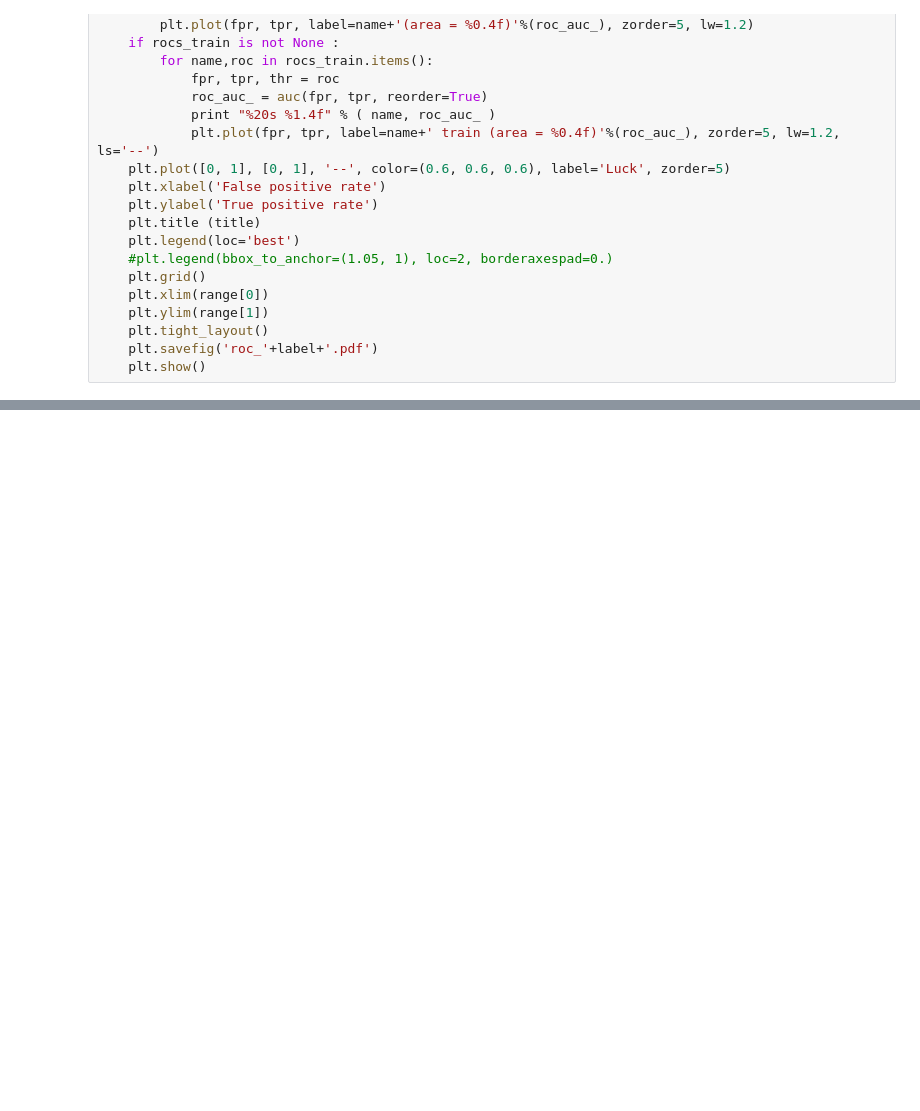
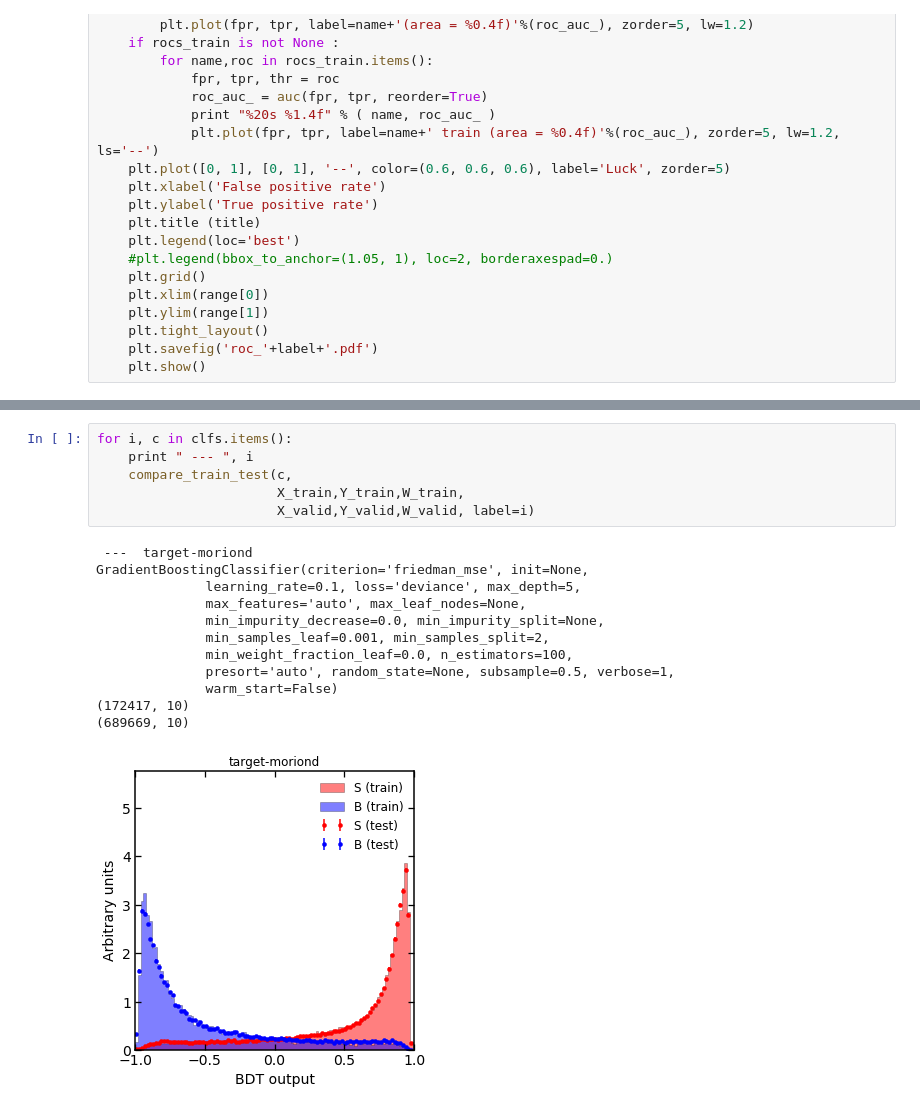
Before and after one commit to sethzenz/vbf-learn, a Jupyter notebook: examples/dijet_MVA_traing.ipynb, the cells around one changed output, grey strips where cells are left out. Cells and saved outputs as stored; diff of their text form; blank space fills up the shorter version.

```diff
--- a/examples/dijet_MVA_traing.ipynb
+++ b/examples/dijet_MVA_traing.ipynb
@@ -326,0 +381,19 @@ plot_rocs(rocs_valid, label='cross-check', title = 'cross-check')
+# %%
+for i, c in clfs.items():
+    print " --- ", i
+    compare_train_test(c,
+                       X_train,Y_train,W_train,
+                       X_valid,Y_valid,W_valid, label=i)
+# %% [output]
+ ---  target-moriond
+GradientBoostingClassifier(criterion='friedman_mse', init=None,
+              learning_rate=0.1, loss='deviance', max_depth=5,
+              max_features='auto', max_leaf_nodes=None,
+              min_impurity_decrease=0.0, min_impurity_split=None,
+              min_samples_leaf=0.001, min_samples_split=2,
+              min_weight_fraction_leaf=0.0, n_estimators=100,
+              presort='auto', random_state=None, subsample=0.5, verbose=1,
+              warm_start=False)
+(172417, 10)
+(689669, 10)
+[figure, added]
```
Also changed, not shown: parts of 6 cells of this notebook.
